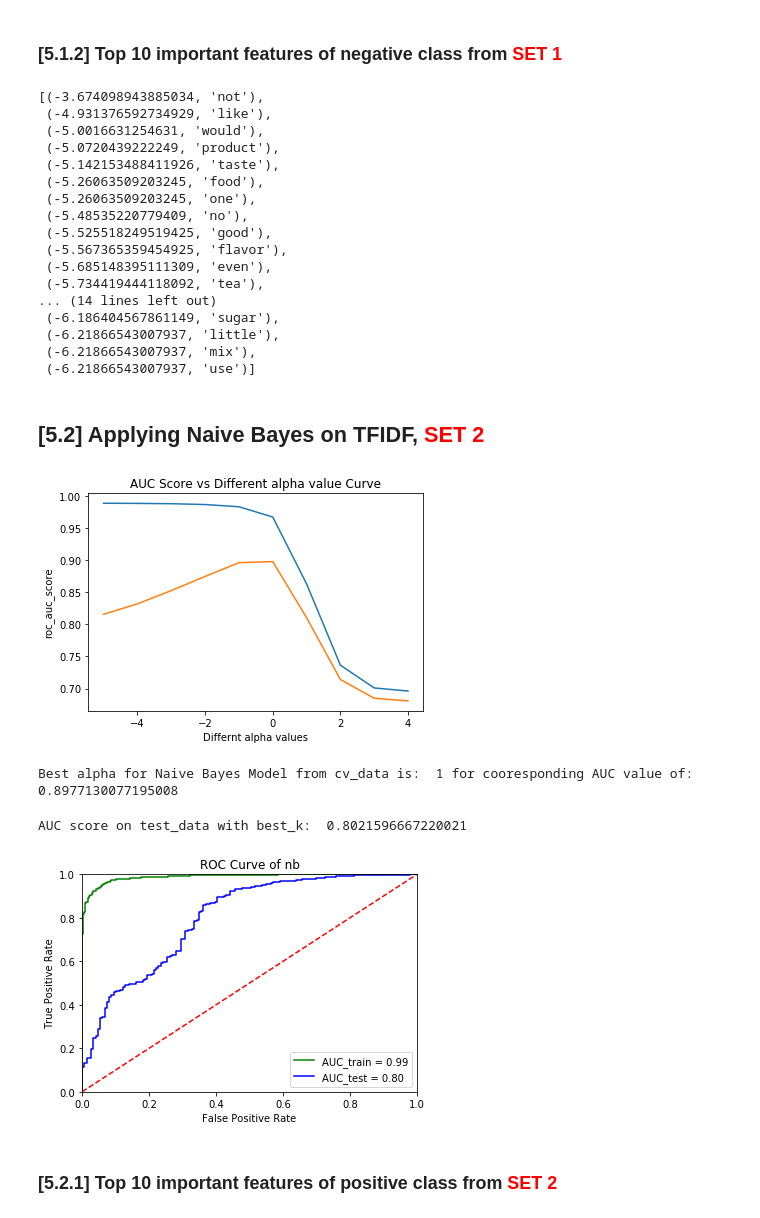
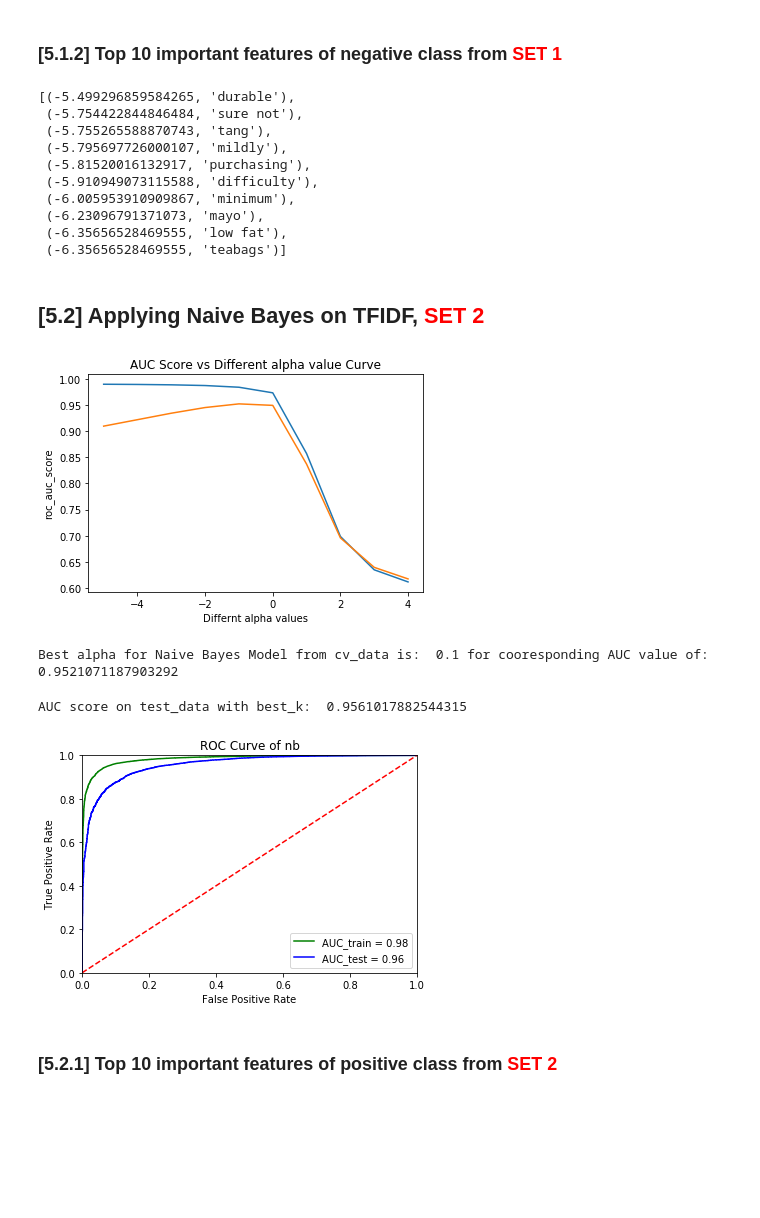
Before and after one commit to as3eem/AmazonFoodReview, a Jupyter notebook: 04 Amazon Fine Food Reviews Analysis_NaiveBayes.ipynb, the cells around one changed output. Saved outputs shown, nothing was run; the diff lists cells and outputs as text; code cells hidden in the pictures; blank space fills up the shorter version.

```diff
--- a/04 Amazon Fine Food Reviews Analysis_NaiveBayes.ipynb
+++ b/04 Amazon Fine Food Reviews Analysis_NaiveBayes.ipynb
@@ -96,7 +96,7 @@ con = sqlite3.connect('database.sqlite')
 # filtered_data = pd.read_sql_query(""" SELECT * FROM Reviews WHERE Score != 3 LIMIT 500000""", con)
 # for tsne assignment you can take 5k data points
 
-filtered_data = pd.read_sql_query(""" SELECT * FROM Reviews WHERE Score != 3 LIMIT 5000""", con)
+filtered_data = pd.read_sql_query(""" SELECT * FROM Reviews WHERE Score != 3 LIMIT 100000""", con)
 
 # Give reviews with Score>3 a positive rating(1), and reviews with a score<3 a negative rating(0).
 def partition(x):
@@ -693,7 +693,7 @@ Best alpha for Naive Bayes Model from cv_data is:  1 for cooresponding AUC value
 # %%
 
 ######### FRESH-MODEL FOR BEST_K ######################
-nb = MultinomialNB(alpha=best_alpha, class_prior=None, fit_prior=True)
+nb = MultinomialNB(alpha=10**best_alpha, class_prior=None, fit_prior=True)
 nb.fit(X_train_bow, y_train)
 
 y_pred = nb.predict(X_test_bow)
@@ -768,25 +761,18 @@ f11[:30]
 ### [5.1.2] Top 10 important features of negative class from<font color='red'> SET 1</font>
 # %%
 # Please write all the code with proper documentation
-f00[:30]
+f00[:10]
 # %% [output]
-[(-3.674098943885034, 'not'),
- (-4.931376592734929, 'like'),
- (-5.0016631254631, 'would'),
- (-5.0720439222249, 'product'),
- (-5.142153488411926, 'taste'),
- (-5.26063509203245, 'food'),
- (-5.26063509203245, 'one'),
- (-5.48535220779409, 'no'),
- (-5.525518249519425, 'good'),
- (-5.567365359454925, 'flavor'),
- (-5.685148395111309, 'even'),
- (-5.734419444118092, 'tea'),
-... (14 lines left out)
- (-6.186404567861149, 'sugar'),
- (-6.21866543007937, 'little'),
- (-6.21866543007937, 'mix'),
- (-6.21866543007937, 'use')]
+[(-5.499296859584265, 'durable'),
+ (-5.754422844846484, 'sure not'),
+ (-5.755265588870743, 'tang'),
+ (-5.795697726000107, 'mildly'),
+ (-5.81520016132917, 'purchasing'),
+ (-5.910949073115588, 'difficulty'),
+ (-6.005953910909867, 'minimum'),
+ (-6.23096791371073, 'mayo'),
+ (-6.35656528469555, 'low fat'),
+ (-6.35656528469555, 'teabags')]
 # %% [markdown]
 ## [5.2] Applying Naive Bayes on TFIDF,<font color='red'> SET 2</font>
 # %%
@@ -826,42 +812,42 @@ plt.show()
 best_alpha = alphas[auc_cv.index(max(auc_cv))]
 print("Best alpha for Naive Bayes Model from cv_data is: ",10**best_alpha, "for cooresponding AUC value of:",max(auc_cv))
 # %% [output]
-[figure, old version]
+[figure, new version]
-Best alpha for Naive Bayes Model from cv_data is:  1 for cooresponding AUC value of: 0.8977130077195008
+Best alpha for Naive Bayes Model from cv_data is:  0.1 for cooresponding AUC value of: 0.9521071187903292
 # %%
 
 ######### FRESH-MODEL FOR BEST_K ######################
-nb = MultinomialNB(alpha=best_alpha, class_prior=None, fit_prior=True)
+nb = MultinomialNB(alpha=10**best_alpha, class_prior=None, fit_prior=True)
 nb.fit(X_train_tf, y_train_tf)
 y_pred = nb.predict(X_test_tf)
 
 
 proba = nb.predict_proba(X_test_tf)[:,1]
 fpr, tpr, threshold = roc_curve(y_test_tf, proba)
 roc_auc = auc(fpr, tpr)
 print("AUC score on test_data with best_k: ",roc_auc)
 #############################################
 proba = nb.predict_proba(X_train_tf)[:,1]
 fpr_train, tpr_train, threshold_train = roc_curve(y_train_tf, proba)
 roc_auc_train = auc(fpr_train, tpr_train)
 
 alpha_2 = best_alpha
 set_2_auc = roc_auc
 ############# ROC ######################
 plt.title('Receiver Operating Characteristic')
 plt.plot(fpr_train, tpr_train, 'g', label = 'AUC_train = %0.2f' % roc_auc_train)
 plt.plot(fpr, tpr, 'b', label = 'AUC_test = %0.2f' % roc_auc)
 plt.legend(loc = 'lower right')
 plt.plot([0, 1], [0, 1],'r--')
 plt.xlim([0, 1])
 plt.ylim([0, 1])
 plt.ylabel('True Positive Rate')
 plt.xlabel('False Positive Rate')
 plt.title('ROC Curve of nb')
 plt.show()
 # %% [output]
-AUC score on test_data with best_k:  0.8021596667220021
+AUC score on test_data with best_k:  0.9561017882544315
-[figure, old version]
+[figure, new version]
 # %% [markdown]
 ### [5.2.1] Top 10 important features of positive class from<font color='red'> SET 2</font>
 # %%
```
Also changed, not shown: parts of 25 cells of this notebook.
